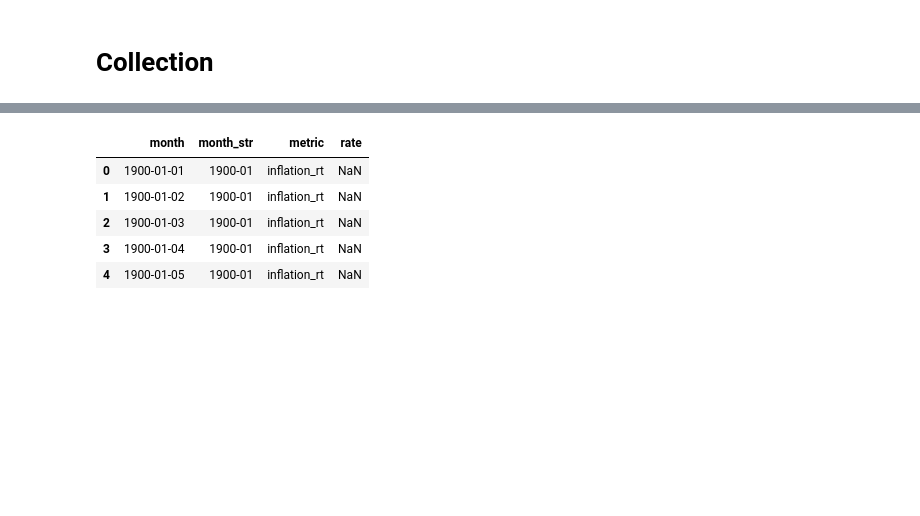
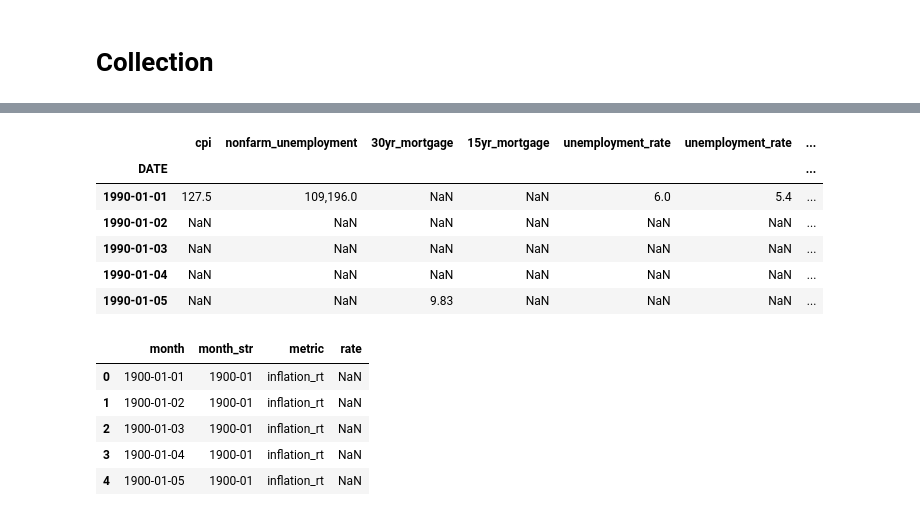
Before and after one commit to pval108/economic-review, a Jupyter notebook: economics.ipynb, the cells around one changed output, grey strips where cells are left out. Saved outputs shown, nothing was run; the diff lists cells and outputs as text; code cells hidden in the pictures; blank space fills up the shorter version.

```diff
--- a/economics.ipynb
+++ b/economics.ipynb
@@ -1,28 +1,18 @@
 # %%
 import pandas as pd
 import seaborn as sns
-#import matplotlib.pyplot as plt
+import matplotlib.pyplot as plt
 import numpy as np
-import urllib.request
-from pprint import pprint
-#from html_table_parser.parser import HTMLTableParser
-from yahooquery import Ticker
 import plotly.graph_objects as go
-pd.options.display.float_format = '{:,}'.format
 import datetime as dt
 from datetime import datetime
-from sklearn.model_selection import cross_val_score,RepeatedKFold,RepeatedKFold,train_test_split
-#import yfinance as yf
-import math
-from sklearn.linear_model import LogisticRegression
-from sklearn import linear_model
-from sklearn.metrics import accuracy_score,confusion_matrix,classification_report,r2_score,mean_squared_error
-#from fredapi import Fred
 from pandas_datareader import data as pdr
-
+import missingno as msno
 #pd.set_option('display.max_rows', None)
 #pd.set_option('display.float_format', lambda x: '%.3f' % x)
 #pd.reset_option("all")
+#pd.options.display.float_format = '{:,}'.format
+sns.set_theme(rc={'figure.figsize':(11.7,6.5)})
 # %% [markdown]
 # Collection
 # %%
@@ -60,3 +69,13 @@ df["real_wage_growth"] = df["wage_growth_yoy"] - df["inflation_yoy"]
+# %%
+df.head()
+# %% [output]
+|  | cpi | nonfarm_unemployment | 30yr_mortgage | 15yr_mortgage | unemployment_rate | unemployment_rate | ... |
+| DATE |  |  |  |  |  |  | ... |
+| 1990-01-01 | 127.5 | 109,196.0 | NaN | NaN | 6.0 | 5.4 | ... |
+| 1990-01-02 | NaN | NaN | NaN | NaN | NaN | NaN | ... |
+| 1990-01-03 | NaN | NaN | NaN | NaN | NaN | NaN | ... |
+| 1990-01-04 | NaN | NaN | NaN | NaN | NaN | NaN | ... |
+| 1990-01-05 | NaN | NaN | 9.83 | NaN | NaN | NaN | ... |
 # %%
 #dim date
 start = "1900-01-01"
```
Also changed, not shown: parts of 5 cells of this notebook.
